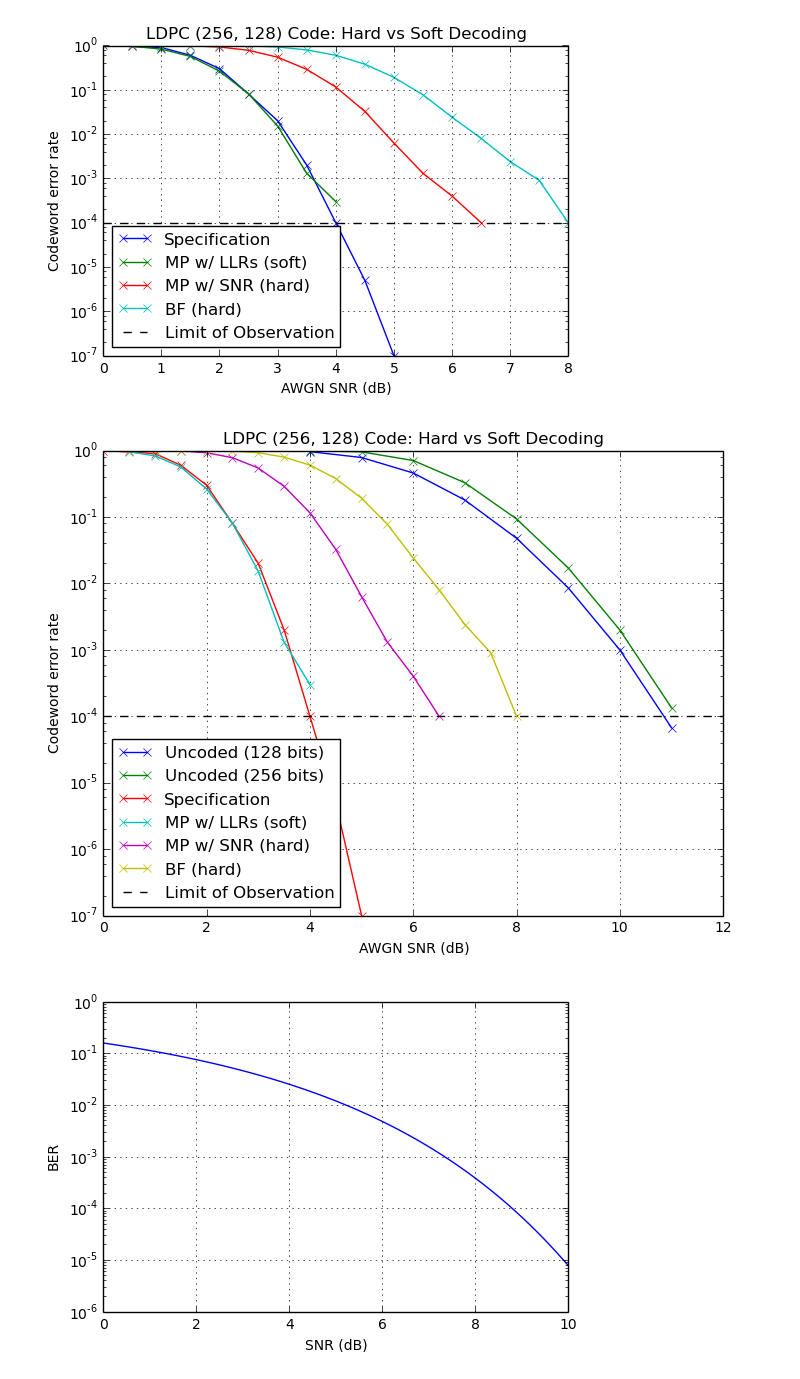
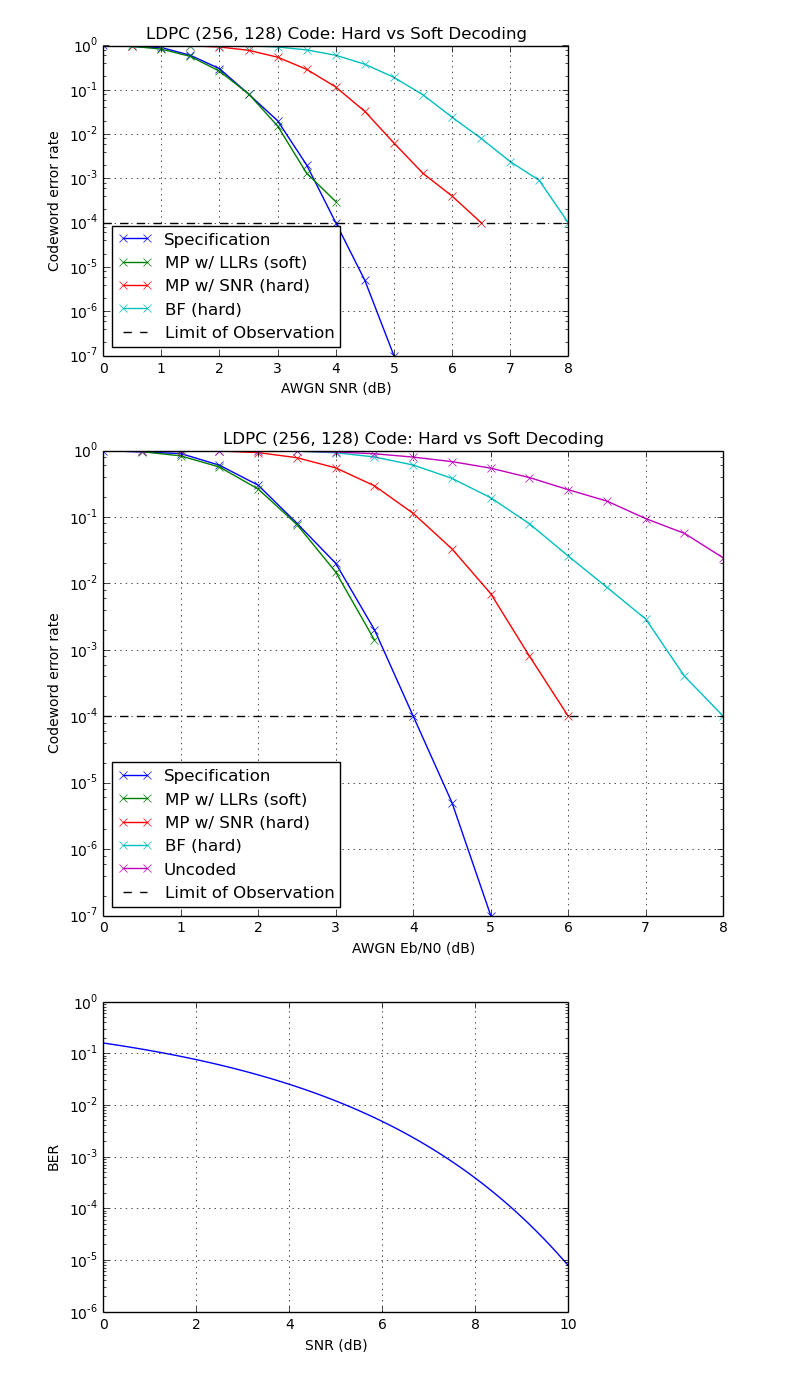
Before and after one commit to cuspaceflight/m3-avionics, a Jupyter notebook: m3radio/software/ldpc/LDPCComparison.ipynb, the cells around one changed output. Saved outputs shown, nothing was run; the diff lists cells and outputs as text; code cells hidden in the pictures.

Commit message:
use Eb/N0 in LDPC simulations, compare to uncoded

```diff
--- a/m3radio/software/ldpc/LDPCComparison.ipynb
+++ b/m3radio/software/ldpc/LDPCComparison.ipynb
@@ -55,37 +55,30 @@ plt.savefig("hard_vs_soft_ldpc.png")
 [figure]
 # %%
 snrs = [0.5, 1.0, 1.5, 2.0, 2.5, 3.0, 3.5, 4.0, 4.5, 5.0, 5.5, 6.0, 6.5, 7.0, 7.5, 8.0]
-softsoft = [9.582e-01, 8.295e-01, 5.664e-01, 2.632e-01, 8.080e-02, 1.520e-02, 1.300e-03, 3.000e-04, 0.000e+00, 0.000e+00, 0.000e+00, 0.000e+00, 0.000e+00, 0.000e+00, 0.000e+00, 0.000e+00]
-hardsoft = [9.998e-01, 9.980e-01, 9.844e-01, 9.252e-01, 7.798e-01, 5.444e-01, 2.893e-01, 1.156e-01, 3.250e-02, 6.300e-03, 1.300e-03, 4.000e-04, 1.000e-04, 0.000e-00, 0.000e+00, 0.000e+00]
-hardhard = [1.000e+00, 9.998e-01, 9.989e-01, 9.948e-01, 9.779e-01, 9.263e-01, 7.946e-01, 6.029e-01, 3.781e-01, 1.911e-01, 7.720e-02, 2.410e-02, 8.000e-03, 2.400e-03, 9.000e-04, 1.000e-04]
+softsoft = [9.607e-01, 8.296e-01, 5.634e-01, 2.629e-01, 7.660e-02, 1.480e-02, 1.400e-03, 0.000e+00, 0.000e+00, 0.000e+00, 0.000e+00, 0.000e+00, 0.000e+00, 0.000e+00, 0.000e+00, 0.000e+00]
+hardsoft = [9.999e-01, 9.964e-01, 9.822e-01, 9.298e-01, 7.788e-01, 5.470e-01, 2.941e-01, 1.130e-01, 3.300e-02, 7.000e-03, 8.000e-04, 1.000e-04, 0.000e+00, 0.000e+00, 0.000e+00, 0.000e+00]
+hardhard = [1.000e+00, 9.999e-01, 9.991e-01, 9.958e-01, 9.764e-01, 9.248e-01, 7.994e-01, 6.043e-01, 3.804e-01, 1.944e-01, 7.890e-02, 2.580e-02, 8.700e-03, 2.900e-03, 4.000e-04, 1.000e-04]
+uncoded = [9.998e-01, 9.990e-01, 9.975e-01, 9.933e-01, 9.772e-01, 9.498e-01, 8.929e-01, 7.955e-01, 6.801e-01, 5.421e-01, 3.910e-01, 2.572e-01, 1.730e-01, 9.430e-02, 5.650e-02, 2.420e-02]
 spec_snrs = [0, 1, 1.5, 2, 2.5, 3, 3.5, 4, 4.5, 5, 5.5]
 spec_fers = [1e0, 9e-1, 6e-1, 3e-1, 8e-2, 2e-2, 2e-3, 1e-4, 5e-6, 1e-7, 7e-9]
 
-snrs_uncoded = [4, 5, 6, 7, 8, 9, 10, 11]
-snrs_linear = [10**(snr/10) for snr in snrs_uncoded]
-sigmas = [np.sqrt(1/snr) for snr in snrs_linear]
-bers = [erfc(1/sigma) for sigma in sigmas]
-fers_128 = [1-((1-ber)**128) for ber in bers]
-fers_256 = [1-((1-ber)**256) for ber in bers]
-
 plt.figure(figsize=(8, 6))
-plt.plot(snrs_uncoded, fers_128, '-x', label="Uncoded (128 bits)")
-plt.plot(snrs_uncoded, fers_256, '-x', label="Uncoded (256 bits)")
 plt.plot(spec_snrs, spec_fers, '-x', label="Specification")
 plt.plot(snrs, softsoft, '-x', label="MP w/ LLRs (soft)")
 plt.plot(snrs, hardsoft, '-x', label="MP w/ SNR (hard)")
 plt.plot(snrs, hardhard, '-x', label="BF (hard)")
+plt.plot(snrs, uncoded, '-x', label="Uncoded")
 plt.axhline(1e-4, ls='--', color='k', label="Limit of Observation")
 plt.semilogy()
 plt.ylim(1e-7, 1e0)
 plt.grid()
-plt.xlabel("AWGN SNR (dB)")
+plt.xlabel("AWGN Eb/N0 (dB)")
 plt.ylabel("Codeword error rate")
 plt.legend(loc='lower left')
 plt.title("LDPC (256, 128) Code: Hard vs Soft Decoding")
 plt.savefig("hard_vs_soft_ldpc.pdf")
 # %% [output]
-[figure, old version]
+[figure, new version]
 # %%
 x = np.linspace(0, 10, 100)
 y = erfc(1/(np.sqrt(1/(10**(x/10)))))
```
Also changed, not shown: 4 other files.
